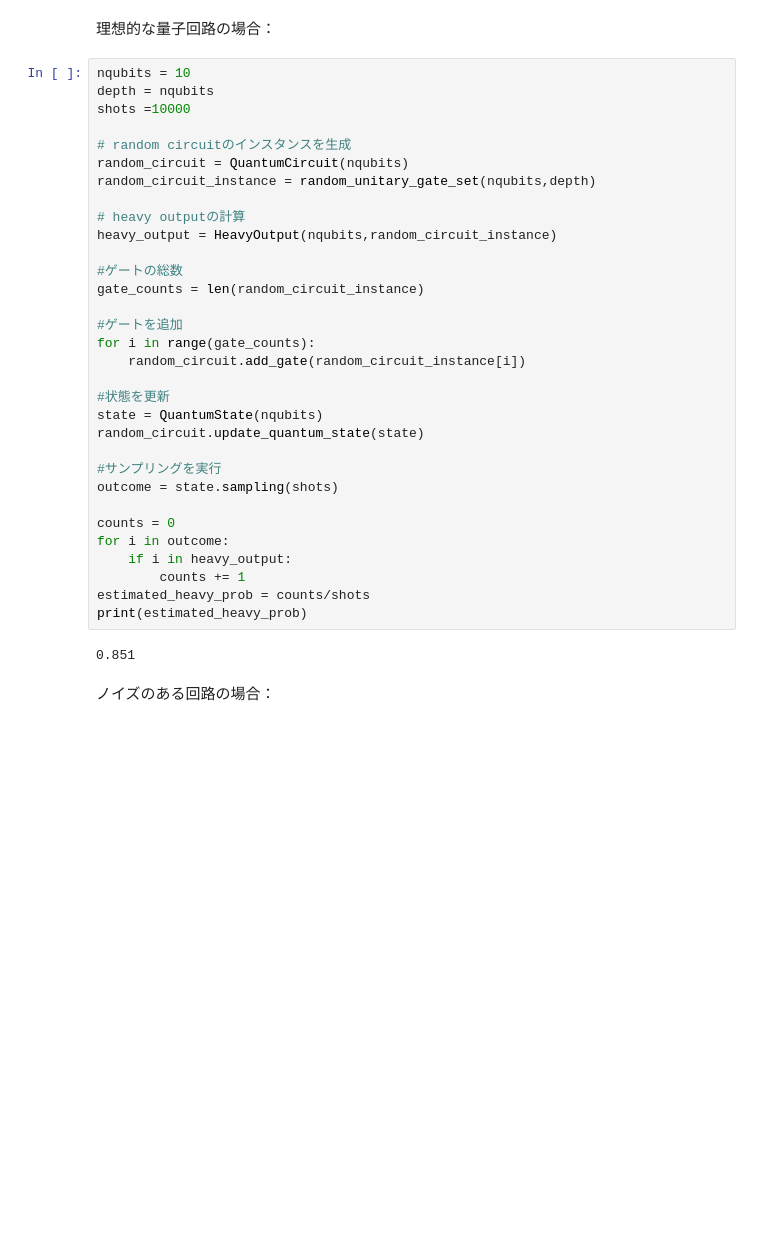
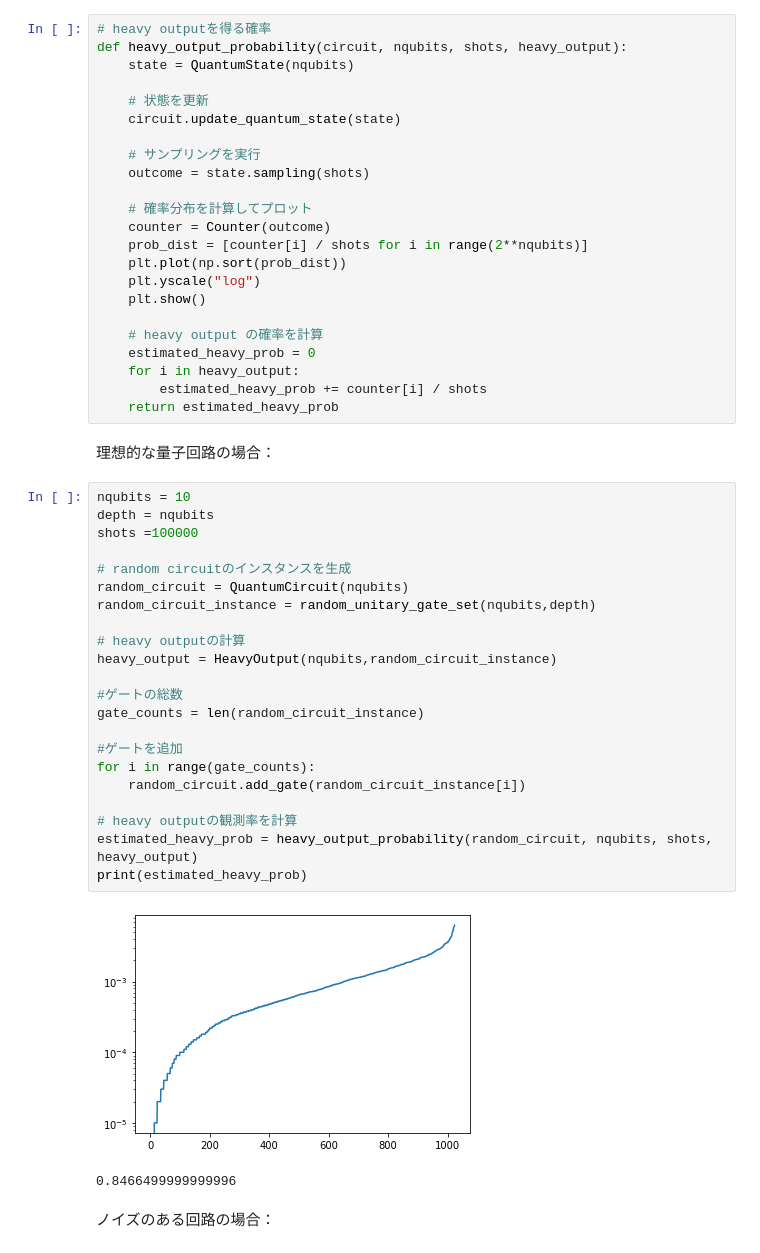
Before and after one commit to Qulacs-Osaka/quantum_software_handson, a Jupyter notebook: doc/source/notebooks/04_QuantumVolume.ipynb, the cells around one changed output. Saved outputs shown, nothing was run; the diff lists cells and outputs as text; blank space fills up the shorter version.

```diff
--- a/doc/source/notebooks/04_QuantumVolume.ipynb
+++ b/doc/source/notebooks/04_QuantumVolume.ipynb
@@ -204,41 +207,55 @@ print(heavy_prob)
 # %% [markdown]
 ## 実際にサンプリングをして、heavy outputを得る確率を推定してみよう
+# %%
+# heavy outputを得る確率
+def heavy_output_probability(circuit, nqubits, shots, heavy_output):
+    state = QuantumState(nqubits)
+
+    # 状態を更新
+    circuit.update_quantum_state(state)
+
+    # サンプリングを実行
+    outcome = state.sampling(shots)
+
+    # 確率分布を計算してプロット
+    counter = Counter(outcome)
+    prob_dist = [counter[i] / shots for i in range(2**nqubits)]
+    plt.plot(np.sort(prob_dist))
+    plt.yscale("log")
+    plt.show()
+
+    # heavy output の確率を計算
+    estimated_heavy_prob = 0
+    for i in heavy_output:
+        estimated_heavy_prob += counter[i] / shots
+    return estimated_heavy_prob
 # %% [markdown]
 理想的な量子回路の場合：
 # %%
 nqubits = 10
 depth = nqubits
-shots =10000
+shots =100000
 
 # random circuitのインスタンスを生成
 random_circuit = QuantumCircuit(nqubits)
 random_circuit_instance = random_unitary_gate_set(nqubits,depth)
 
 # heavy outputの計算
 heavy_output = HeavyOutput(nqubits,random_circuit_instance)
 
 #ゲートの総数
 gate_counts = len(random_circuit_instance)
 
 #ゲートを追加
 for i in range(gate_counts):
     random_circuit.add_gate(random_circuit_instance[i])
 
-#状態を更新
-state = QuantumState(nqubits)
-random_circuit.update_quantum_state(state)
-
-#サンプリングを実行
-outcome = state.sampling(shots)
-
-counts = 0
-for i in outcome:
-    if i in heavy_output:
-        counts += 1
-estimated_heavy_prob = counts/shots
+# heavy outputの観測率を計算
+estimated_heavy_prob = heavy_output_probability(random_circuit, nqubits, shots, heavy_output)
 print(estimated_heavy_prob)
 # %% [output]
+[figure, added]
-0.851
+0.8466499999999996
 # %% [markdown]
 ノイズのある回路の場合：
 # %%
```
Also changed, not shown: parts of 6 cells of this notebook.
